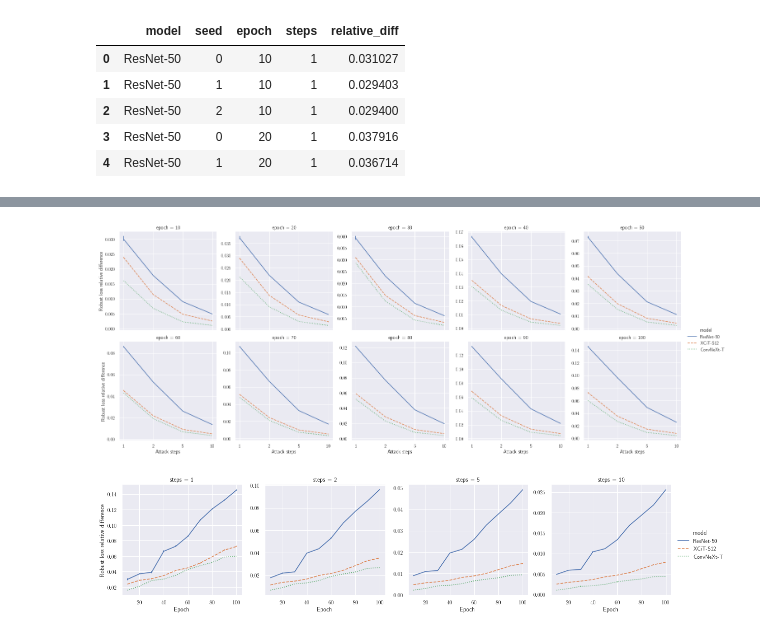
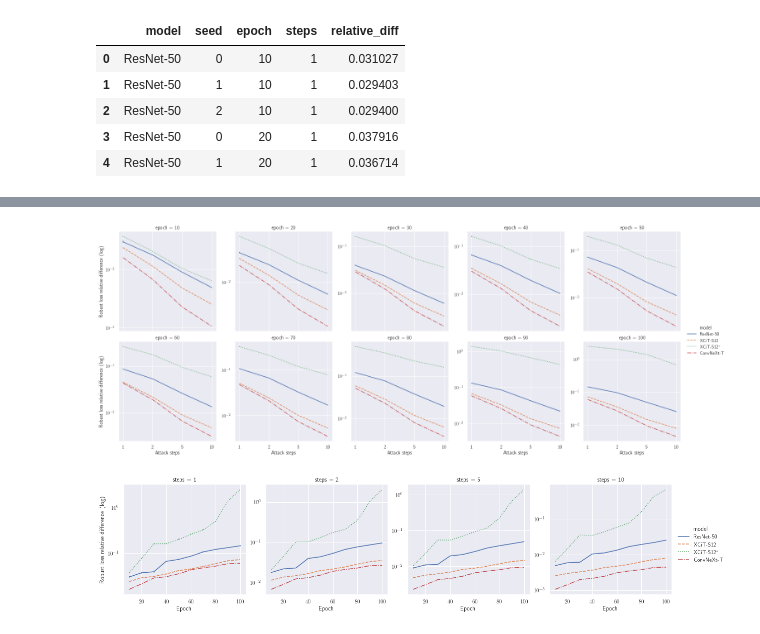
Before and after one commit to dedeswim/vits-robustness-torch, a Jupyter notebook: notebooks/attack_effectiveness.ipynb, the cells around one changed output, grey strips where cells are left out. Cells and saved outputs as stored; diff of their text form; code cells hidden in the pictures.

```diff
--- a/notebooks/attack_effectiveness.ipynb
+++ b/notebooks/attack_effectiveness.ipynb
@@ -1,4 +1,5 @@
 # %%
+import os
 from pathlib import Path
 
 import matplotlib as mpl
@@ -9,7 +10,7 @@ import seaborn as sns
 mpl.rcParams['text.usetex'] = True
 
 sns.set_theme(style="darkgrid")
-sns.set(rc={"figure.figsize": (8, 5), "figure.dpi": 100})
+sns.set(rc={"figure.figsize": (8, 5), "figure.dpi": 150})
 # %%
 DATA_LOCATION = Path("data")
 OUTPUT_IMAGES_LOCATION = Path("output_images") / "attack_effectiveness"
@@ -81,13 +85,16 @@ def compute_attack_effectiveness(model_name):
 xcit_rel_diffs = compute_attack_effectiveness("xcit")
 xcit_rel_diffs["model"] = "XCiT-S12"
 
+xcit_original_rel_diffs = compute_attack_effectiveness("xcit-original")
+xcit_original_rel_diffs["model"] = "XCiT-S12$^*$"
+
 resnet_rel_diffs = compute_attack_effectiveness("resnet")
 resnet_rel_diffs["model"] = "ResNet-50"
 
 convnext_rel_diffs = compute_attack_effectiveness("convnext")
 convnext_rel_diffs["model"] = "ConvNeXt-T"
 # %%
-overall_df = pd.concat([resnet_rel_diffs, xcit_rel_diffs, convnext_rel_diffs]).reset_index()
+overall_df = pd.concat([resnet_rel_diffs, xcit_rel_diffs, xcit_original_rel_diffs, convnext_rel_diffs]).reset_index()
 overall_df.head()
 # %% [output]
 |  | epoch | seed | 1 | 2 | 5 | 10 | model |
@@ -136,16 +146,33 @@ plt.savefig(OUTPUT_IMAGES_LOCATION / "steps.pdf")
 # %%
-g = sns.FacetGrid(last_epoch_df, col="epoch", hue="model", col_wrap=5, height=4, sharey=False, hue_kws={"ls": ["solid", "dashed", "dotted"]})
+g = sns.FacetGrid(
+    last_epoch_df,
+    col="epoch",
+    hue="model",
+    col_wrap=5,
+    height=4,
+    sharey=False,
+    hue_kws={"ls": ["solid", "dashed", "dotted", "dashdot"]}
+)
 g.map(sns.lineplot, "steps", "relative_diff", err_style="bars")
 g.add_legend()
-g.set_axis_labels(x_var="Attack steps", y_var="Robust loss relative difference")
+g.set_axis_labels(x_var="Attack steps", y_var="Robust loss relative difference (log)")
+g.set(yscale="log")
 plt.savefig(OUTPUT_IMAGES_LOCATION / "steps_unaggregated.pdf")
 # %% [output]
-[figure, old version]
+[figure, new version]
 # %%
-g = sns.FacetGrid(last_epoch_df, col="steps", hue="model", height=4, sharey=False, hue_kws={"ls": ["solid", "dashed", "dotted"]})
+g = sns.FacetGrid(
+    last_epoch_df,
+    col="steps",
+    hue="model",
+    height=4,
+    sharey=False,
+    hue_kws={"ls": ["solid", "dashed", "dotted", "dashdot"]}
+)
 g.map(sns.lineplot, "epoch", "relative_diff", err_style="bars")
-g.set_axis_labels(x_var="Epoch", y_var="Robust loss relative difference")
+g.set_axis_labels(x_var="Epoch", y_var="Robust loss relative difference (log)")
 g.add_legend()
+g.set(yscale="log")
 plt.savefig(OUTPUT_IMAGES_LOCATION / "steps_vs_relative_difference.pdf")
 # %% [output]
-[figure, old version]
+[figure, new version]
```
Also changed, not shown: parts of 4 cells of this notebook, 9 other files.
